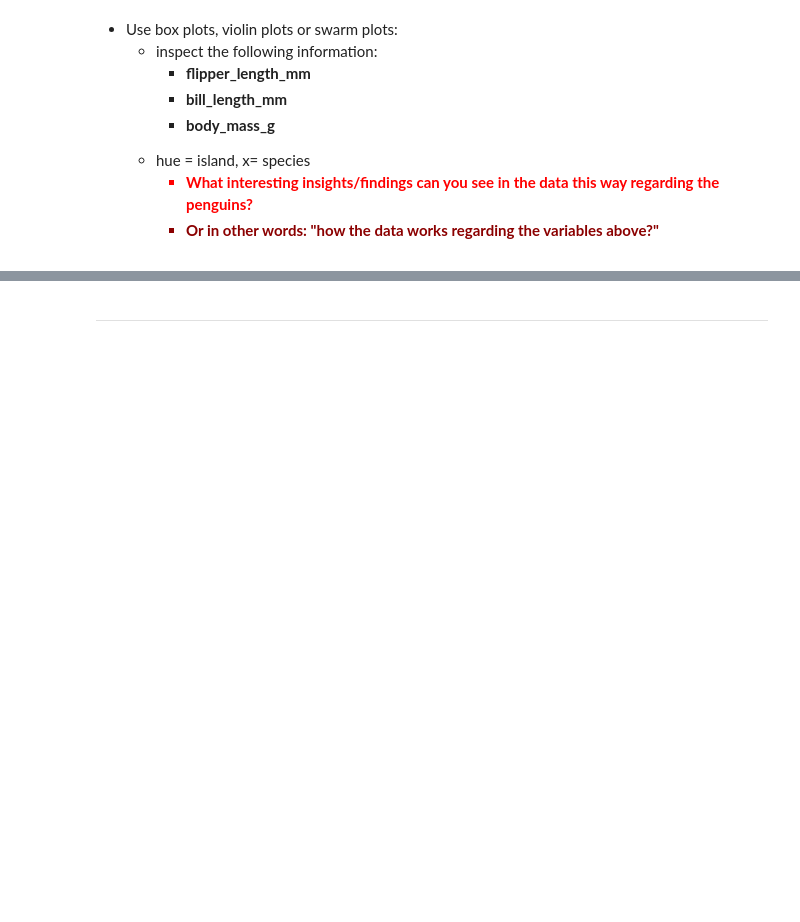
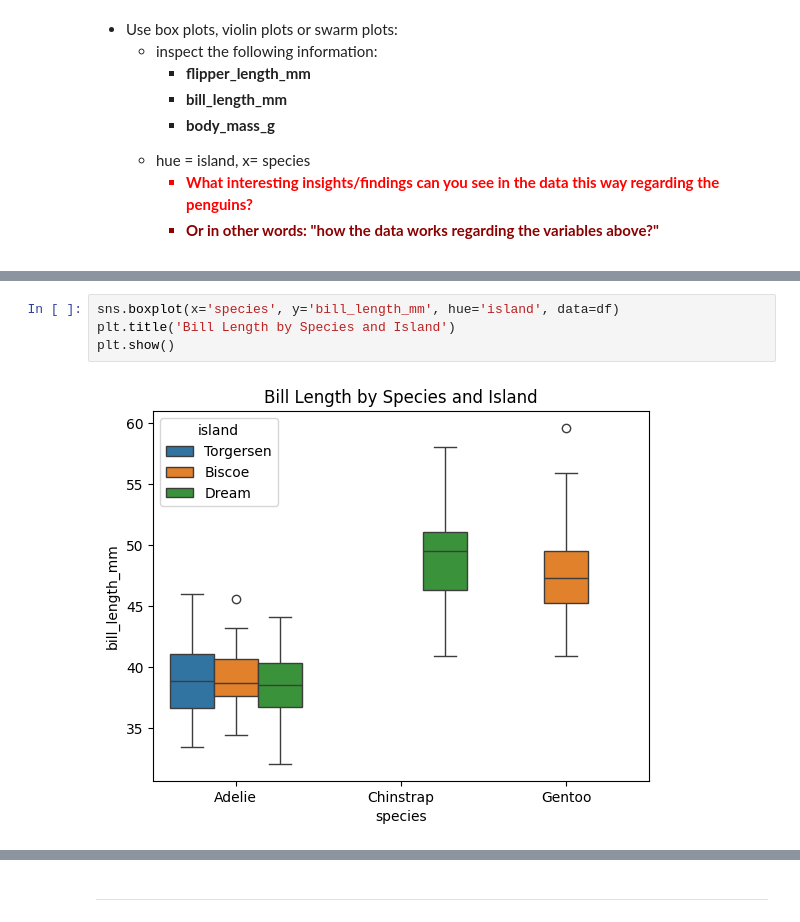
Before and after one commit to praveens23108/Data-Analytics-Exercises, a Jupyter notebook: DataAnalyticsExerciseSet3.ipynb, the cells around one changed output, grey strips where cells are left out. Drawn from its saved outputs; the diff is of its cells as text; blank space fills up the shorter version.

```diff
--- a/DataAnalyticsExerciseSet3.ipynb
+++ b/DataAnalyticsExerciseSet3.ipynb
@@ -189,0 +202,6 @@ sns.scatterplot(x='bill_length_mm', y='bill_depth_mm', hue='island', data=df)
+# %%
+sns.boxplot(x='species', y='bill_length_mm', hue='island', data=df)
+plt.title('Bill Length by Species and Island')
+plt.show()
+# %% [output]
+[figure, added]
```
Also changed, not shown: parts of 5 cells of this notebook.
